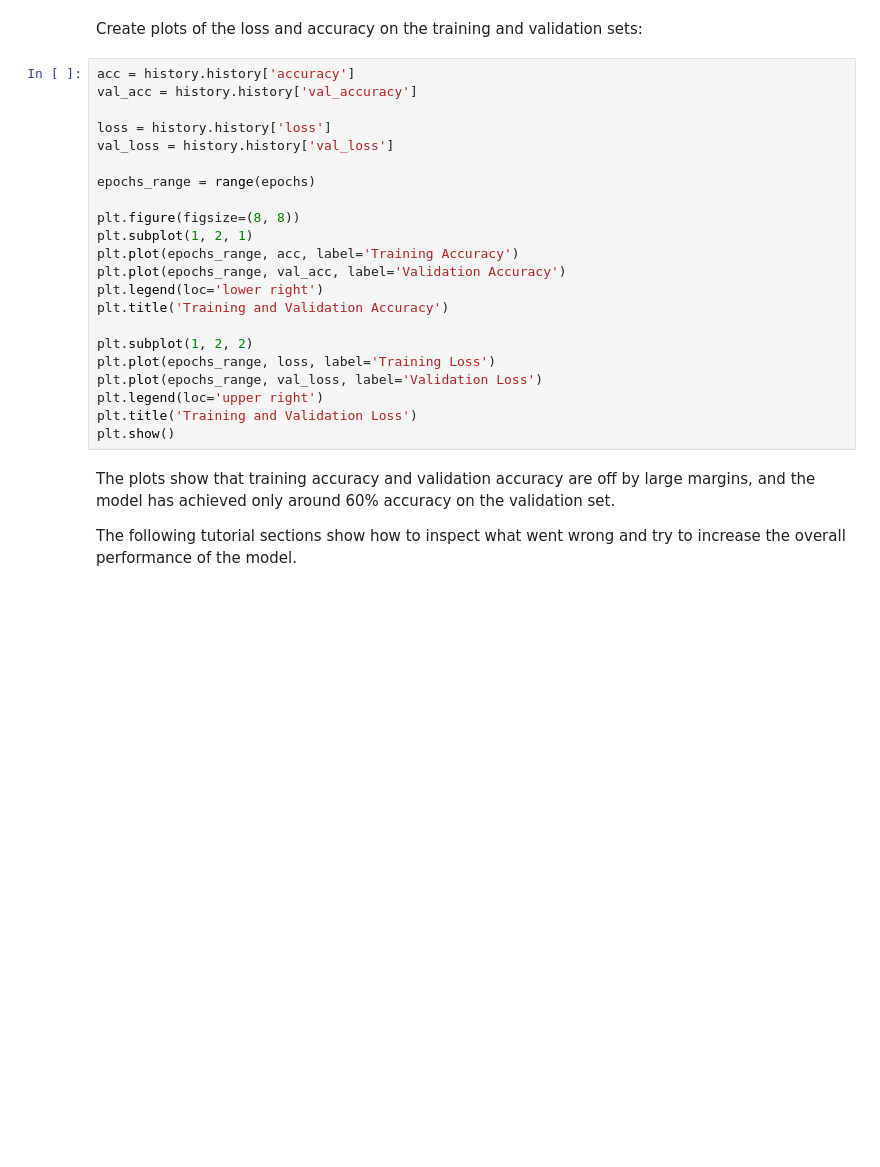
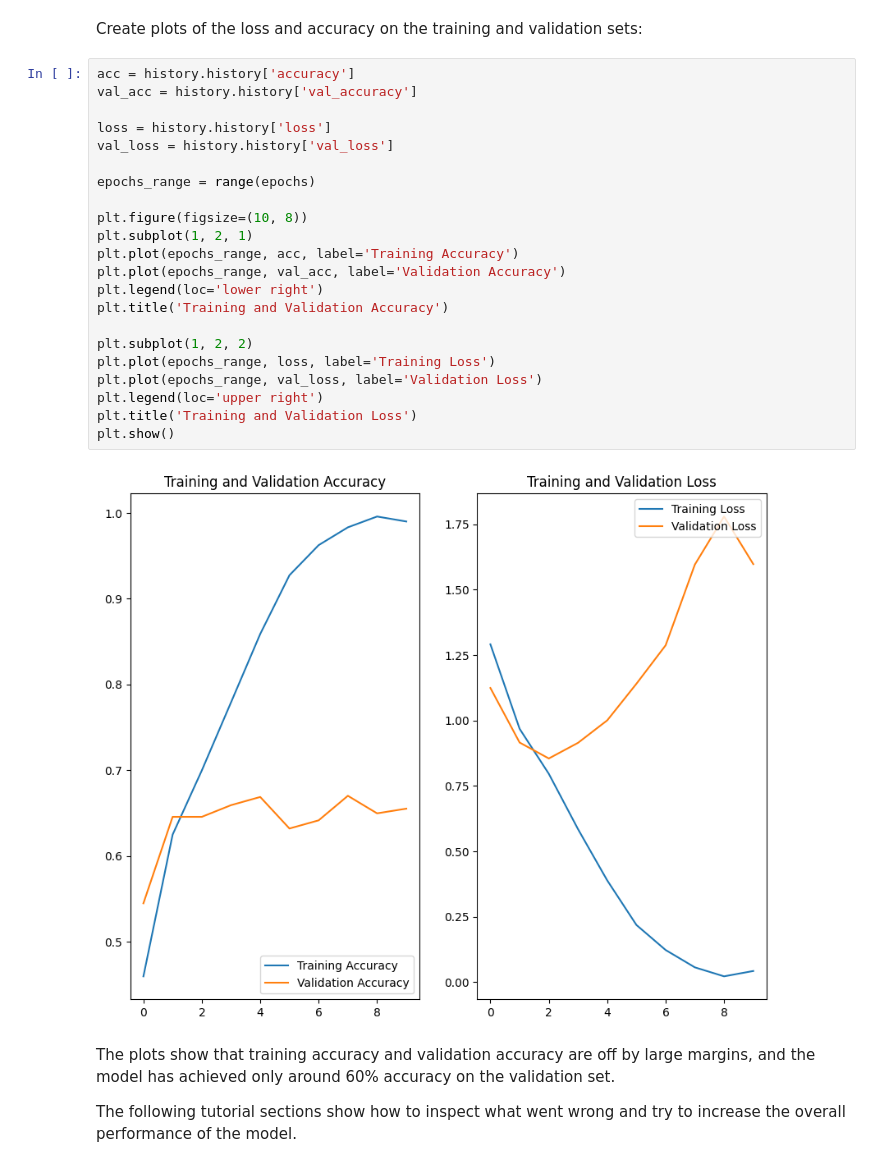
Before and after one commit to Rudragehlot/work-with-TenserFlow, a Jupyter notebook: site/en/tutorials/images/classification.ipynb, the cells around one changed output. Drawn from its saved outputs; the diff is of its cells as text; blank space fills up the shorter version.

```diff
--- a/site/en/tutorials/images/classification.ipynb
+++ b/site/en/tutorials/images/classification.ipynb
@@ -249,25 +314,27 @@ Create plots of the loss and accuracy on the training and validation sets:
 # %%
 acc = history.history['accuracy']
 val_acc = history.history['val_accuracy']
 
 loss = history.history['loss']
 val_loss = history.history['val_loss']
 
 epochs_range = range(epochs)
 
-plt.figure(figsize=(8, 8))
+plt.figure(figsize=(10, 8))
 plt.subplot(1, 2, 1)
 plt.plot(epochs_range, acc, label='Training Accuracy')
 plt.plot(epochs_range, val_acc, label='Validation Accuracy')
 plt.legend(loc='lower right')
 plt.title('Training and Validation Accuracy')
 
 plt.subplot(1, 2, 2)
 plt.plot(epochs_range, loss, label='Training Loss')
 plt.plot(epochs_range, val_loss, label='Validation Loss')
 plt.legend(loc='upper right')
 plt.title('Training and Validation Loss')
 plt.show()
+# %% [output]
+[figure, added]
 # %% [markdown]
 The plots show that training accuracy and validation accuracy are off by large margins, and the model has achieved only around 60% accuracy on the validation set.
 
```
Also changed, not shown: parts of 25 cells of this notebook.
